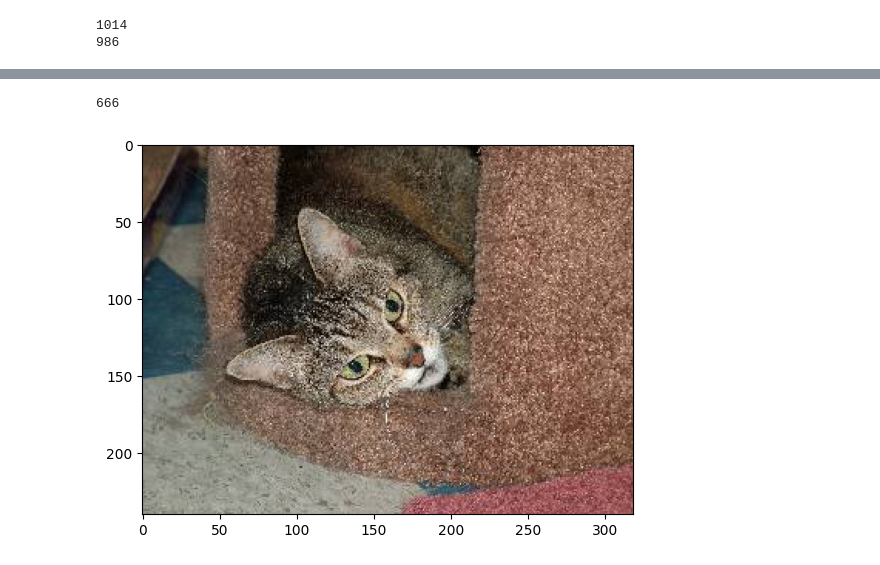
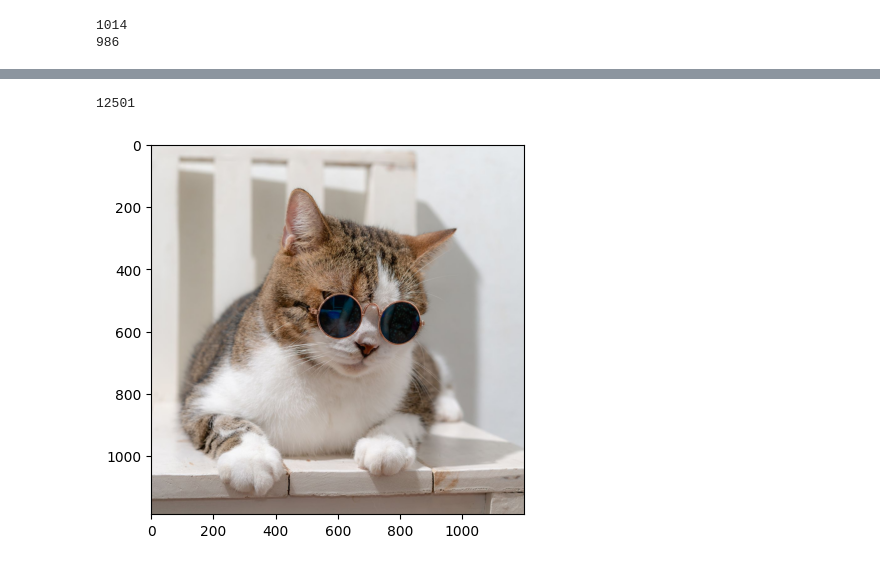
Before and after one commit to TDPhantom/Cat-and-Dogs, a Jupyter notebook: cat_v_dog.ipynb, the cells around one changed output, grey strips where cells are left out. Drawn from its saved outputs; the diff is of its cells as text; code cells hidden in the pictures.

```diff
--- a/cat_v_dog.ipynb
+++ b/cat_v_dog.ipynb
@@ -127,12 +138,12 @@ Epoch 5/5
 # %%
-user_image = input(" Give me a number between 1 and 12500")
+user_image = input(" Give me a number between 1 and 12504")
 
 print(user_image)
 
 test = mpimg.imread('test1/' + user_image + '.jpg')
 plt.imshow(test)
 plt.show()
 # %% [output]
-666
+12501
-[figure, old version]
+[figure, new version]
 # %%
```
Also changed, not shown: parts of 6 cells of this notebook.
